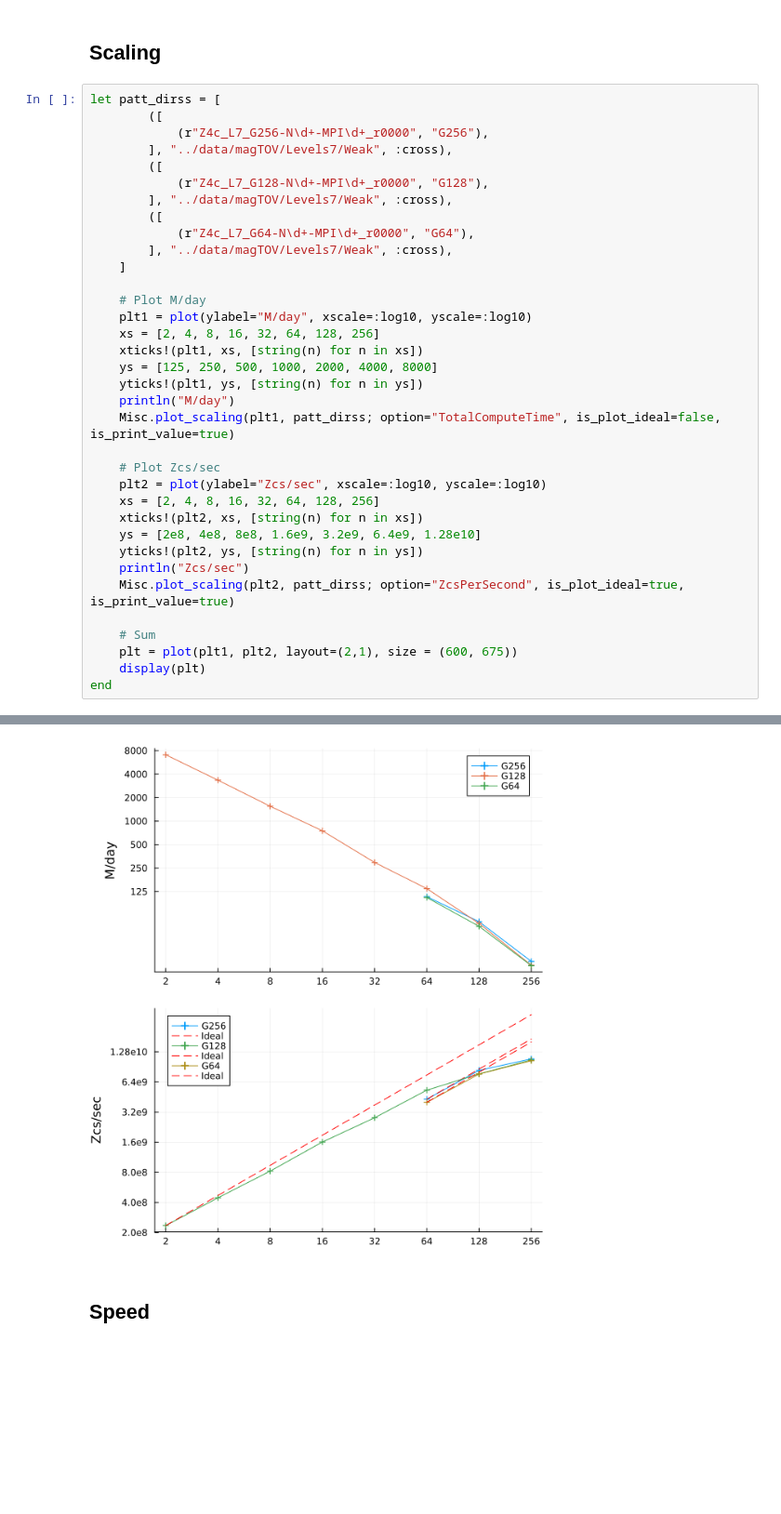
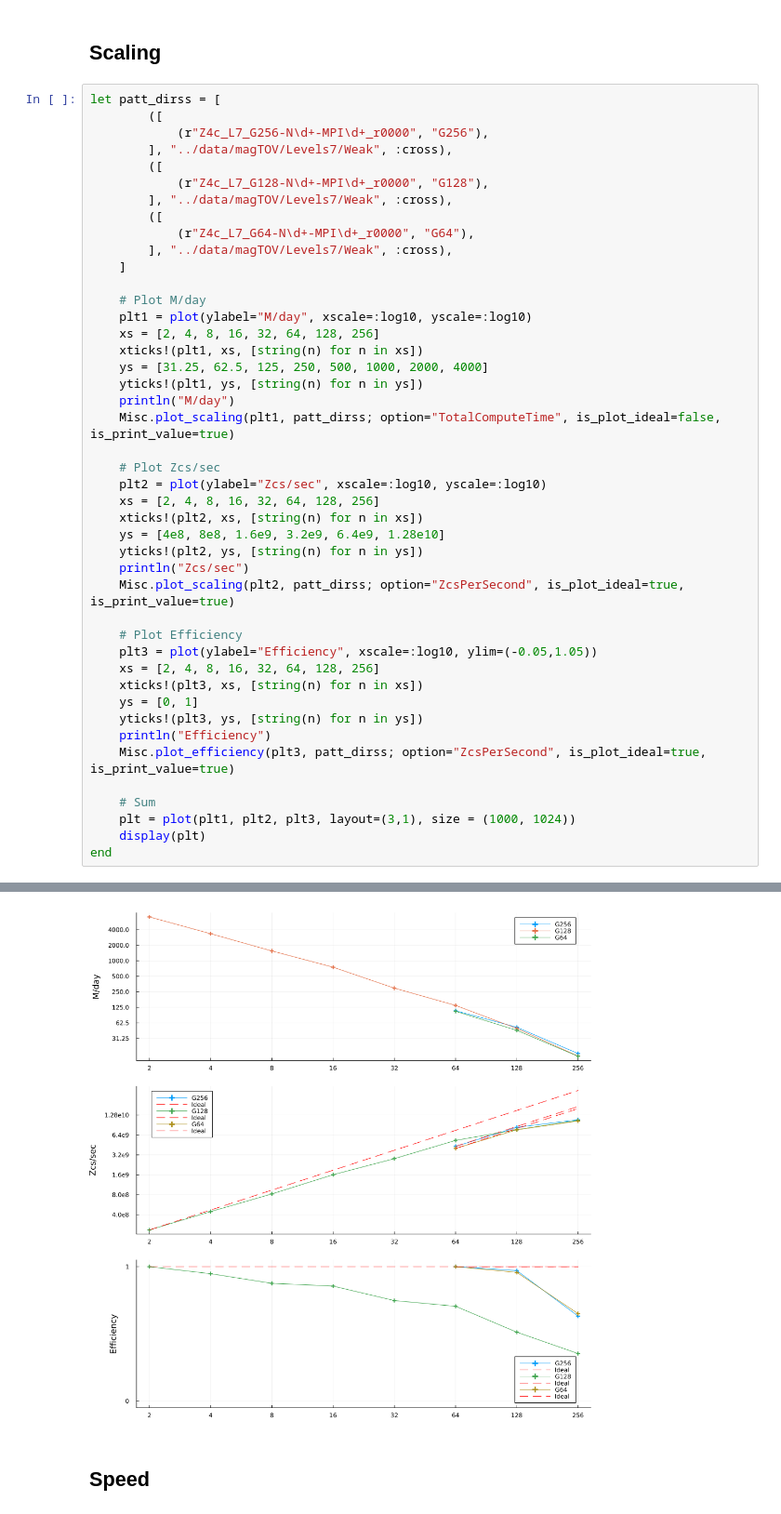
Before and after one commit to lwJi/ETK-Scaling-Tests, a Jupyter notebook: frontier/ipynb/magTOV-Levels7.ipynb, the cells around one changed output, grey strips where cells are left out. Shown at 93% size. Saved outputs shown, nothing was run; the diff lists cells and outputs as text; blank space fills up the shorter version.

```diff
--- a/frontier/ipynb/magTOV-Levels7.ipynb
+++ b/frontier/ipynb/magTOV-Levels7.ipynb
@@ -24,7 +24,7 @@ let patt_dirss = [
     plt1 = plot(ylabel="M/day", xscale=:log10, yscale=:log10)
     xs = [2, 4, 8, 16, 32, 64, 128, 256]
     xticks!(plt1, xs, [string(n) for n in xs])
-    ys = [125, 250, 500, 1000, 2000, 4000, 8000]
+    ys = [31.25, 62.5, 125, 250, 500, 1000, 2000, 4000]
     yticks!(plt1, ys, [string(n) for n in ys])
     println("M/day")
     Misc.plot_scaling(plt1, patt_dirss; option="TotalComputeTime", is_plot_ideal=false, is_print_value=true)
@@ -33,13 +33,22 @@ let patt_dirss = [
     plt2 = plot(ylabel="Zcs/sec", xscale=:log10, yscale=:log10)
     xs = [2, 4, 8, 16, 32, 64, 128, 256]
     xticks!(plt2, xs, [string(n) for n in xs])
-    ys = [2e8, 4e8, 8e8, 1.6e9, 3.2e9, 6.4e9, 1.28e10]
+    ys = [4e8, 8e8, 1.6e9, 3.2e9, 6.4e9, 1.28e10]
     yticks!(plt2, ys, [string(n) for n in ys])
     println("Zcs/sec")
     Misc.plot_scaling(plt2, patt_dirss; option="ZcsPerSecond", is_plot_ideal=true, is_print_value=true)
 
+    # Plot Efficiency
+    plt3 = plot(ylabel="Efficiency", xscale=:log10, ylim=(-0.05,1.05))
+    xs = [2, 4, 8, 16, 32, 64, 128, 256]
+    xticks!(plt3, xs, [string(n) for n in xs])
+    ys = [0, 1]
+    yticks!(plt3, ys, [string(n) for n in ys])
+    println("Efficiency")
+    Misc.plot_efficiency(plt3, patt_dirss; option="ZcsPerSecond", is_plot_ideal=true, is_print_value=true)
+
     # Sum
-    plt = plot(plt1, plt2, layout=(2,1), size = (600, 675))
+    plt = plot(plt1, plt2, plt3, layout=(3,1), size = (1000, 1024))
     display(plt)
 end
 # %% [output]
@@ -54,4 +67,4 @@ Zcs/sec
-[figure, old version]
+[figure, new version]
 # %% [markdown]
 ## Speed
 # %%
```
Also changed, not shown: parts of 1 cell of this notebook.
